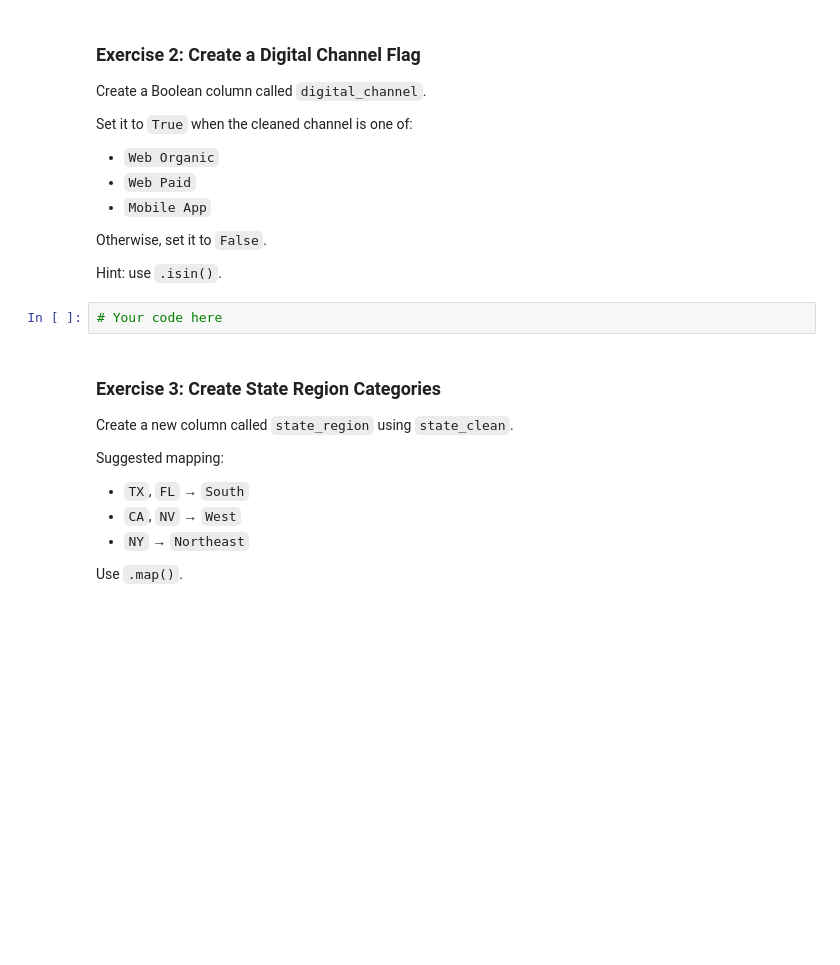
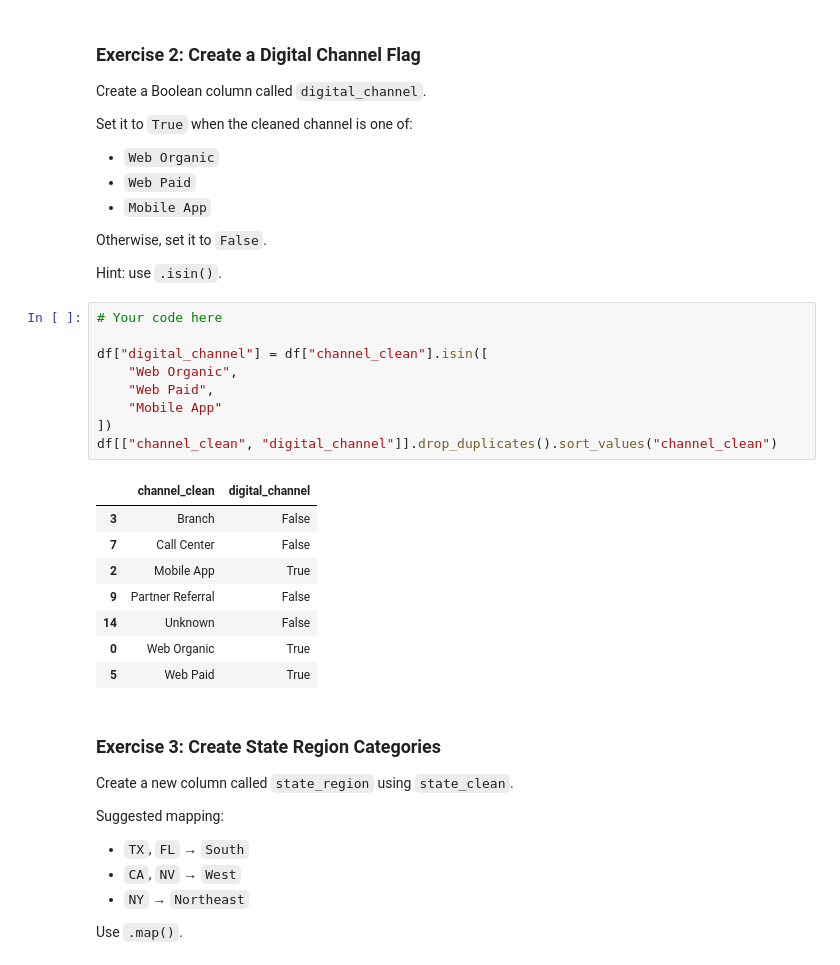
Before and after one commit to emri07/BAN6003_weeks_5-6_Emri_Rodriguez, a Jupyter notebook: notebooks/module6_string_categorical_guided_lab.ipynb, the cells around one changed output. Saved outputs shown, nothing was run; the diff lists cells and outputs as text; blank space fills up the shorter version.

```diff
--- a/notebooks/module6_string_categorical_guided_lab.ipynb
+++ b/notebooks/module6_string_categorical_guided_lab.ipynb
@@ -621,6 +661,22 @@ Otherwise, set it to `False`.
 Hint: use `.isin()`.
 # %%
 # Your code here
+
+df["digital_channel"] = df["channel_clean"].isin([
+    "Web Organic",
+    "Web Paid",
+    "Mobile App"
+])
+df[["channel_clean", "digital_channel"]].drop_duplicates().sort_values("channel_clean")
+# %% [output]
+|  | channel_clean | digital_channel |
+| 3 | Branch | False |
+| 7 | Call Center | False |
+| 2 | Mobile App | True |
+| 9 | Partner Referral | False |
+| 14 | Unknown | False |
+| 0 | Web Organic | True |
+| 5 | Web Paid | True |
 # %% [markdown]
 ### Exercise 3: Create State Region Categories
 
```
Also changed, not shown: parts of 5 cells of this notebook, 1 other file.
